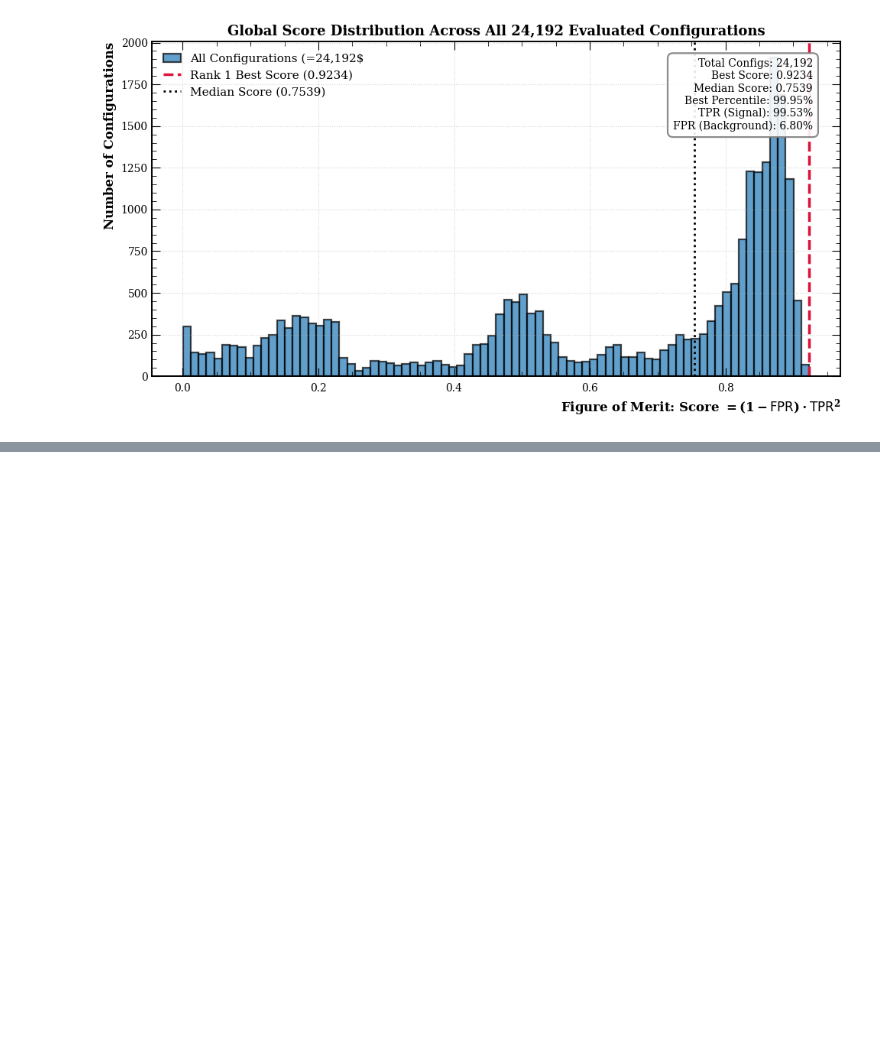
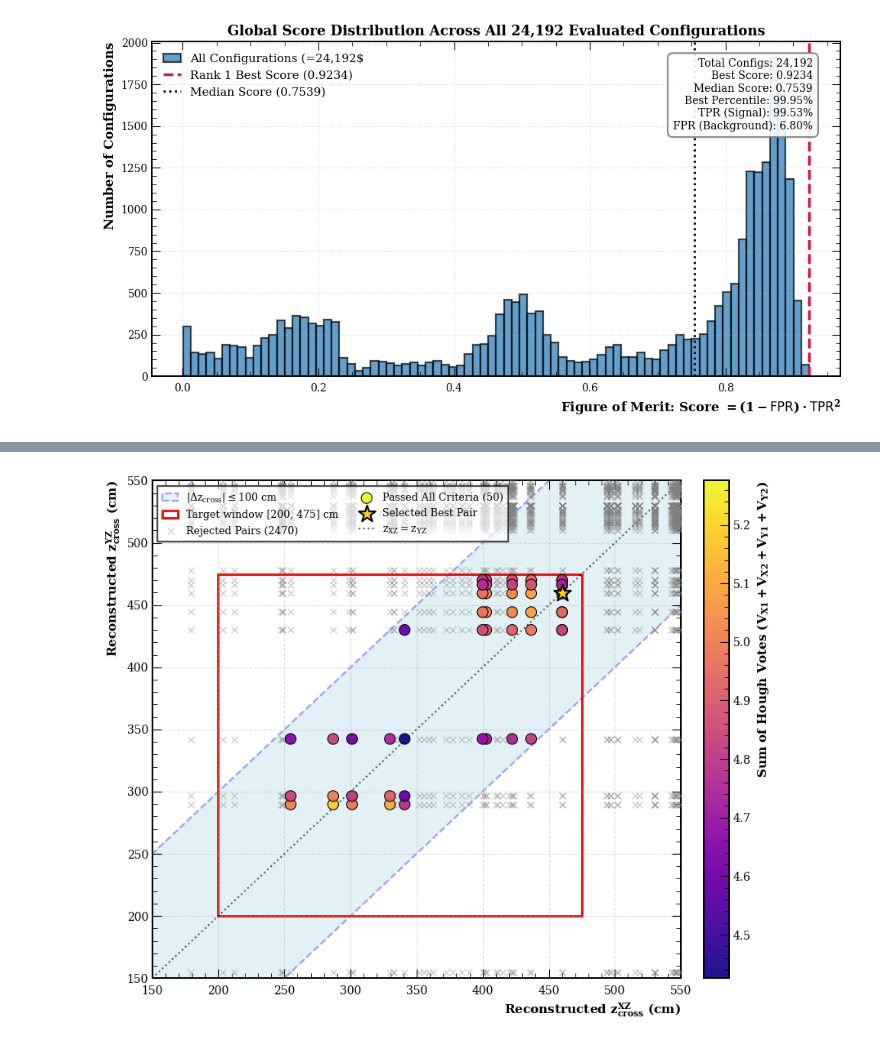
Before and after one commit to idionisov/snd-numu-charm, a Jupyter notebook: notebooks/hough_tuning.ipynb, the cells around one changed output, grey strips where cells are left out. Cells and saved outputs as stored; diff of their text form; code cells hidden in the pictures; blank space fills up the shorter version.

```diff
--- a/notebooks/hough_tuning.ipynb
+++ b/notebooks/hough_tuning.ipynb
@@ -302,0 +594,72 @@ plt.show()
+# %%
+# Figure 7.3: Longitudinal Crossing Correlation Plane with Votes Colorbar & Rejected Pairs
+fig, ax = plt.subplots(figsize=(8.5, 7))
+z_min_plot, z_max_plot = 150.0, 550.0
+z_line = np.linspace(z_min_plot, z_max_plot, 200)
+
+diag_pts = np.array([
+    [z_min_plot, z_min_plot - delta_zCross_max],
+    [z_max_plot, z_max_plot - delta_zCross_max],
+    [z_max_plot, z_max_plot + delta_zCross_max],
+    [z_min_plot, z_min_plot + delta_zCross_max],
+])
+poly_diag = Polygon(diag_pts, closed=True, facecolor="lightblue", alpha=0.35, edgecolor="blue", linestyle="--", label=rf"$|\Delta z_{{cross}}| \leq {delta_zCross_max:.0f}$ cm")
+ax.add_patch(poly_diag)
+box = Rectangle(
+    (zCross_min, zCross_min), zCross_max - zCross_min, zCross_max - zCross_min,
+    facecolor="none", edgecolor="red", linewidth=2, linestyle="-", label=f"Target window [{zCross_min:.0f}, {zCross_max:.0f}] cm"
+)
+ax.add_patch(box)
+
+if all_pairs_8d:
+    # 1. Rejected pairs: draw with grey x-markers across entire plot space
+    rejected = [pt for pt in all_pairs_8d if not pt["pass"] and (z_min_plot <= pt["zx"] <= z_max_plot) and (z_min_plot <= pt["zy"] <= z_max_plot)]
+    if rejected:
+        zx_rej = [pt["zx"] for pt in rejected]
+        zy_rej = [pt["zy"] for pt in rejected]
+        ax.scatter(
+            zx_rej, zy_rej, color="gray", alpha=0.45, s=30, marker="x",
+            linewidth=0.8, label=f"Rejected Pairs ({len(rejected)})", zorder=3
+        )
+
+    # 2. Accepted pairs: described by colorbar (total Hough votes)
+    accepted = [pt for pt in all_pairs_8d if pt["pass"]]
+    if accepted:
+        zx_pass = [pt["zx"] for pt in accepted]
+        zy_pass = [pt["zy"] for pt in accepted]
+        votes_pass = [pt["total_votes"] for pt in accepted]
+
+        sc = ax.scatter(
+            zx_pass, zy_pass, c=votes_pass, cmap="plasma", s=90,
+            edgecolor="black", linewidth=0.8, alpha=0.95,
+            label=f"Passed All Criteria ({len(accepted)})", zorder=5
+        )
+        cbar = plt.colorbar(sc, ax=ax, fraction=0.046, pad=0.04)
+        cbar.set_label("Sum of Hough Votes $(V_{X1} + V_{X2} + V_{Y1} + V_{Y2})$", fontsize=11)
+
+    # 3. Selected best pair
+    if best_candidate and best_candidate["pass"]:
+        ax.scatter(
+            best_candidate["zx"], best_candidate["zy"], color="gold",
+            edgecolor="black", s=240, marker="*", linewidth=1.5,
+            label="Selected Best Pair", zorder=6
+        )
+
+ax.plot(z_line, z_line, "k:", alpha=0.6, label="$z_{XZ} = z_{YZ}$")
+ax.set_xlabel("Reconstructed $z_{cross}^{XZ}$ (cm)", fontsize=11)
+ax.set_ylabel("Reconstructed $z_{cross}^{YZ}$ (cm)", fontsize=11)
+ax.set_xlim(z_min_plot, z_max_plot)
+ax.set_ylim(z_min_plot, z_max_plot)
+ax.grid(True, linestyle="--", alpha=0.4)
+ax.legend(
+    loc="upper left",
+    fontsize=9.0,
+    ncols=2,
+    frameon=True,        # Explicitly force the legend box to be drawn
+    facecolor="white",   # Set background color to white
+    framealpha=0.7       # 60% opacity so grid lines are faintly visible
+)
+plt.tight_layout()
+plt.show()
+# %% [output]
+[figure, added]
```
Also changed, not shown: parts of 9 cells of this notebook.
